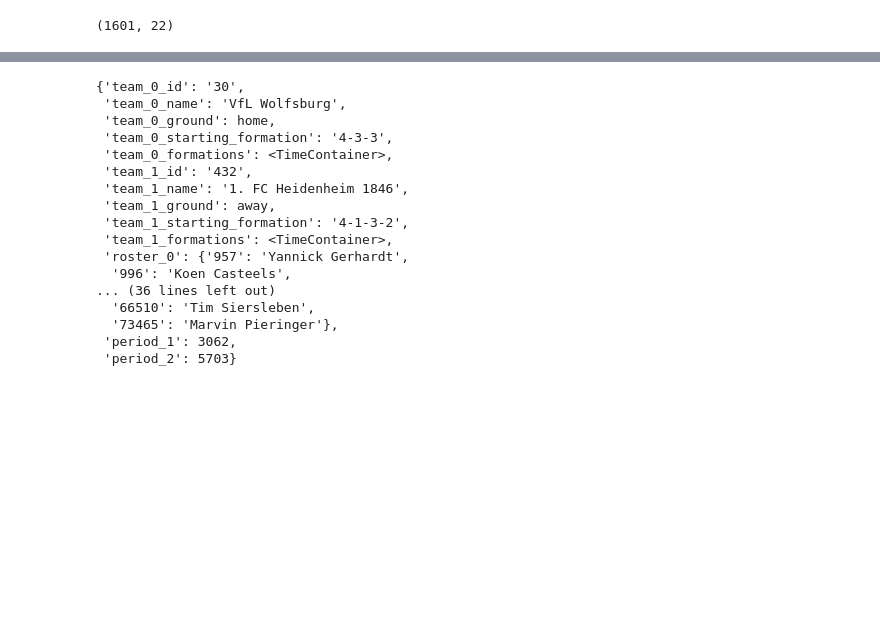
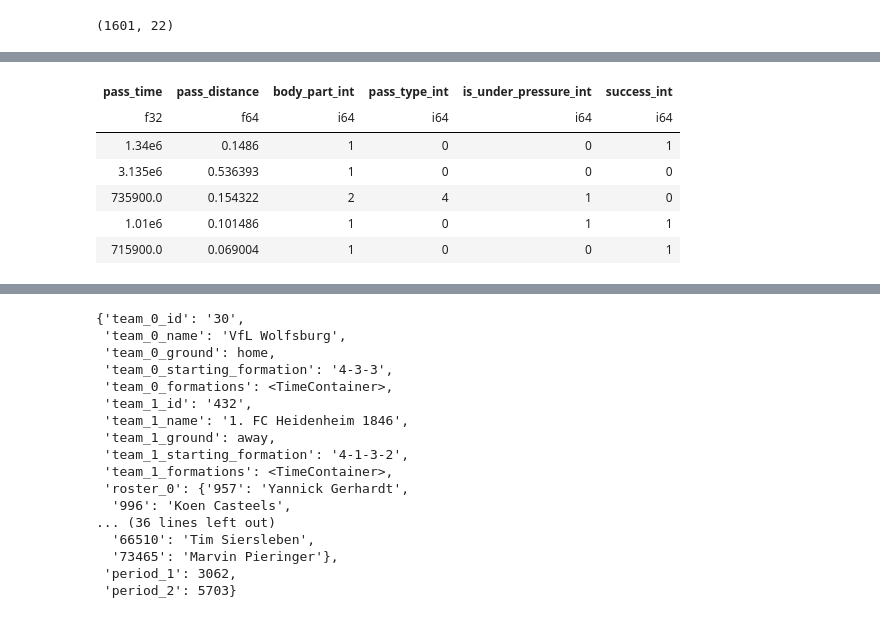
Before and after one commit to CodeMateo15/BiggsMarino_Hackathon2026, a Jupyter notebook: Soccer_Lineup.ipynb, the cells around one changed output, grey strips where cells are left out. Cells and saved outputs as stored; diff of their text form; code cells hidden in the pictures; blank space fills up the shorter version.

Commit message:
Data preprocessing for logistic regression

```diff
--- a/Soccer_Lineup.ipynb
+++ b/Soccer_Lineup.ipynb
@@ -343,3 +344,86 @@ shape: (20, 22)
 | "4614761982" | "PASS" | 1 | 12s 379099µs | 13s 572999µs | "alive" | "30" | "30" | "16789" | ... |
 | "4614761983" | "INTERCEPTION" | 1 | 13s 573ms | null | "alive" | "432" | "432" | "1457" | ... |
 | "4614761984" | "CARRY" | 1 | 13s 573100µs | 16s 375ms | "alive" | "432" | "432" | "1457" | ... |
+# %%
+# converts events_df into usable data for logistic regression
+def agg_pass_data(events_df, features):
+    pass_events_df = events_df.filter(events_df['event_type'] == 'PASS')
+
+    return 0
+
+# would ball_owning_team be something to keep in this regression?
+features = ['timestamp', 'end_timestamp', 'ball_owning_team', 'player_id', 'coordinates_x', 'coordinates_y',
+            'end_coordinates_x', 'end_coordinates_y', 'receiver_player_id',	'body_part_type', 'set_piece_type',	'result', 'success', 'is_under_pressure',
+            'pass_type', 'duel_type', 'goalkeeper_type']
+
+body_part_mapping = {
+    "RIGHT_FOOT" : 1,
+    "HEAD" : 2,
+    "KEEPER_ARM" : 3
+}
+
+pass_type_mapping = {
+    "HIGH_PASS" : 1,
+    "ASSIST" : 2,
+    "HAND_PASS" : 3,
+    "HEAD_PASS" : 4,
+    "CROSS" : 5,
+    "SHOT_ASSIST" : 6,
+    "CHIPPED_PASS" : 7,
+    None : 0
+}
+
+pass_events_df = (
+    events_df
+    .filter(events_df['event_type'] == 'PASS')
+    .select(features)
+)
+
+pass_events_df = pass_events_df.with_columns(
+    # Pass duration
+    (pl.col('end_timestamp') - pl.col('timestamp'))
+        .cast(pl.Float32, strict=True)
+        .alias('pass_time'),
+
+    # Pass distance (Euclidean)
+    ((pl.col('end_coordinates_x') - pl.col('coordinates_x'))**2 +
+     (pl.col('end_coordinates_y') - pl.col('coordinates_y'))**2)
+        .sqrt()
+        .alias('pass_distance'),
+
+    # Body part encoding
+    pl.col("body_part_type")
+        .replace(body_part_mapping)
+        .cast(pl.Int64, strict=True)
+        .alias("body_part_int"),
+
+    # Pass type encoding
+    pl.col("pass_type")
+        .replace(pass_type_mapping)
+        .cast(pl.Int64, strict=True)
+        .alias("pass_type_int"),
+
+    # Under pressure flag
+    pl.col("is_under_pressure")
+        .cast(pl.Int64, strict=True)
+        .fill_null(0)
+        .alias("is_under_pressure_int"),
+
+    # pass success
+    pl.col('success')
+        .cast(pl.Int64, strict=True)
+        .fill_null(0)
+        .alias("success_int"),
+)
+
+
+pass_events_df
+
+filtered_events = ['pass_time', 'pass_distance', 'body_part_int', 'pass_type_int', 'is_under_pressure_int', 'success_int']
+
+filtered_events_df = pass_events_df[filtered_events].head()
+filtered_events_df
+#print(counts_df)
+#pass_events = events_df.filter(events_df['event_type'] == 'PASS')
+#pass_events
+# %% [output]
@@ -345,0 +431,7 @@ shape: (20, 22)
+| pass_time | pass_distance | body_part_int | pass_type_int | is_under_pressure_int | success_int |
+| f32 | f64 | i64 | i64 | i64 | i64 |
+| 1.34e6 | 0.1486 | 1 | 0 | 0 | 1 |
+| 3.135e6 | 0.536393 | 1 | 0 | 0 | 0 |
+| 735900.0 | 0.154322 | 2 | 4 | 1 | 0 |
+| 1.01e6 | 0.101486 | 1 | 0 | 1 | 1 |
+| 715900.0 | 0.069004 | 1 | 0 | 0 | 1 |
```
Also changed, not shown: parts of 4 cells of this notebook.
